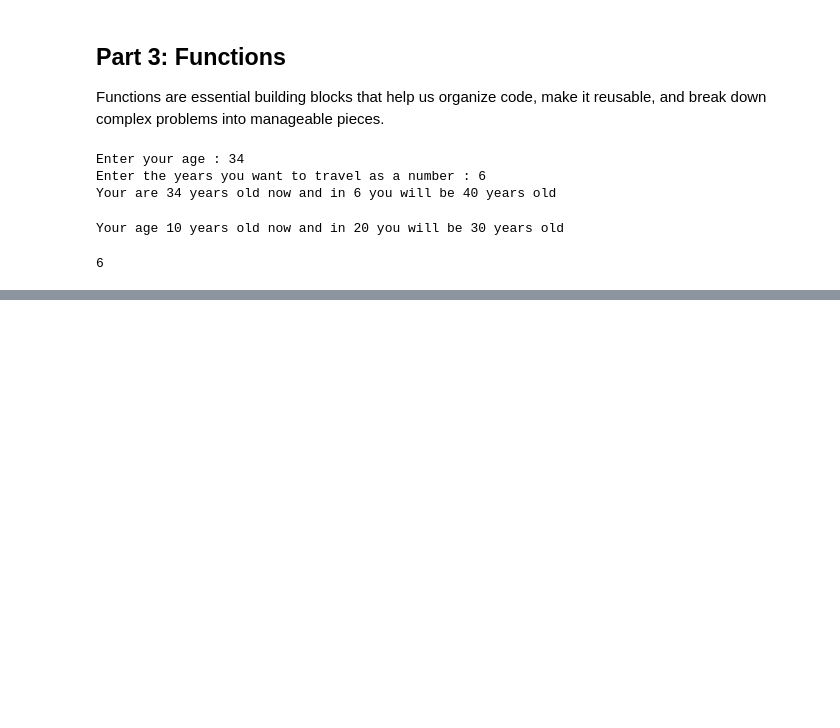
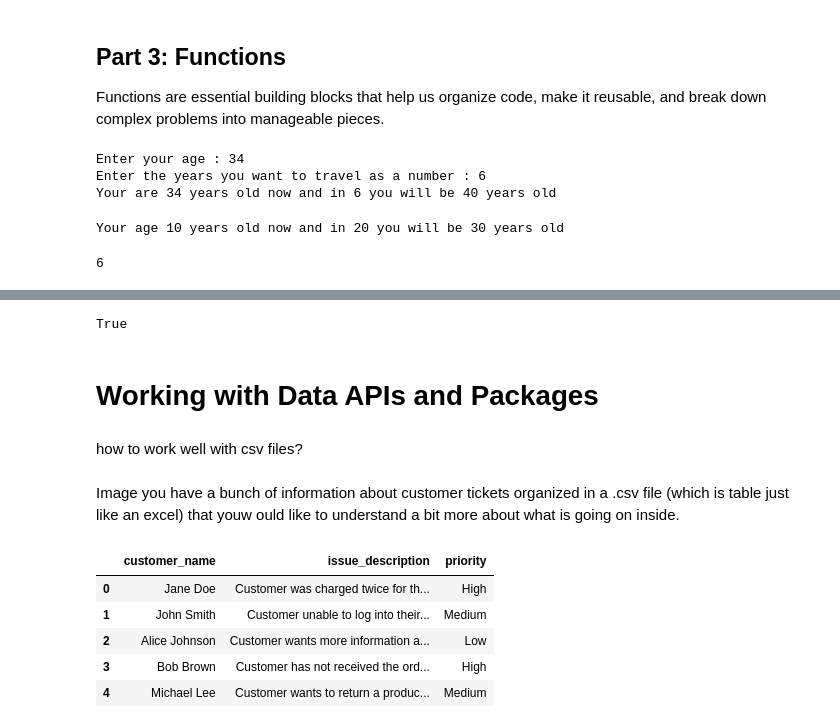
Before and after one commit to EnkrateiaLucca/oreilly-python-course, a Jupyter notebook: notebooks/01-python-fundamentals/Untitled2.ipynb, the cells around one changed output, grey strips where cells are left out. Saved outputs shown, nothing was run; the diff lists cells and outputs as text; code cells hidden in the pictures; blank space fills up the shorter version.

```diff
--- a/notebooks/01-python-fundamentals/Untitled2.ipynb
+++ b/notebooks/01-python-fundamentals/Untitled2.ipynb
@@ -232,0 +714,9 @@ output
+# %%
+file_path = 'file.txt'
+os.path.exists(file_path)
+# %% [output]
+True
+# %% [markdown]
+# Working with Data APIs and Packages
+# %% [markdown]
+how to work well with csv files?
@@ -232,0 +725,18 @@ output
+# %% [markdown]
+Image you have a bunch of information about customer tickets organized in a .csv file (which is table just like an excel)
+that youw ould like to understand a bit more about what
+is going on inside.
+# %%
+# pd:= using the functionalities from the pandas package
+# read_csv = the method for uploading a csv to memory in
+# our environment
+data_customer_tickets = pd.read_csv("../assets/extracted_ticket_issues.csv")
+
+data_customer_tickets
+# %% [output]
+|  | customer_name | issue_description | priority |
+| 0 | Jane Doe | Customer was charged twice for th... | High |
+| 1 | John Smith | Customer unable to log into their... | Medium |
+| 2 | Alice Johnson | Customer wants more information a... | Low |
+| 3 | Bob Brown | Customer has not received the ord... | High |
+| 4 | Michael Lee | Customer wants to return a produc... | Medium |
```
Also changed, not shown: parts of 93 cells of this notebook, 17 other files.
